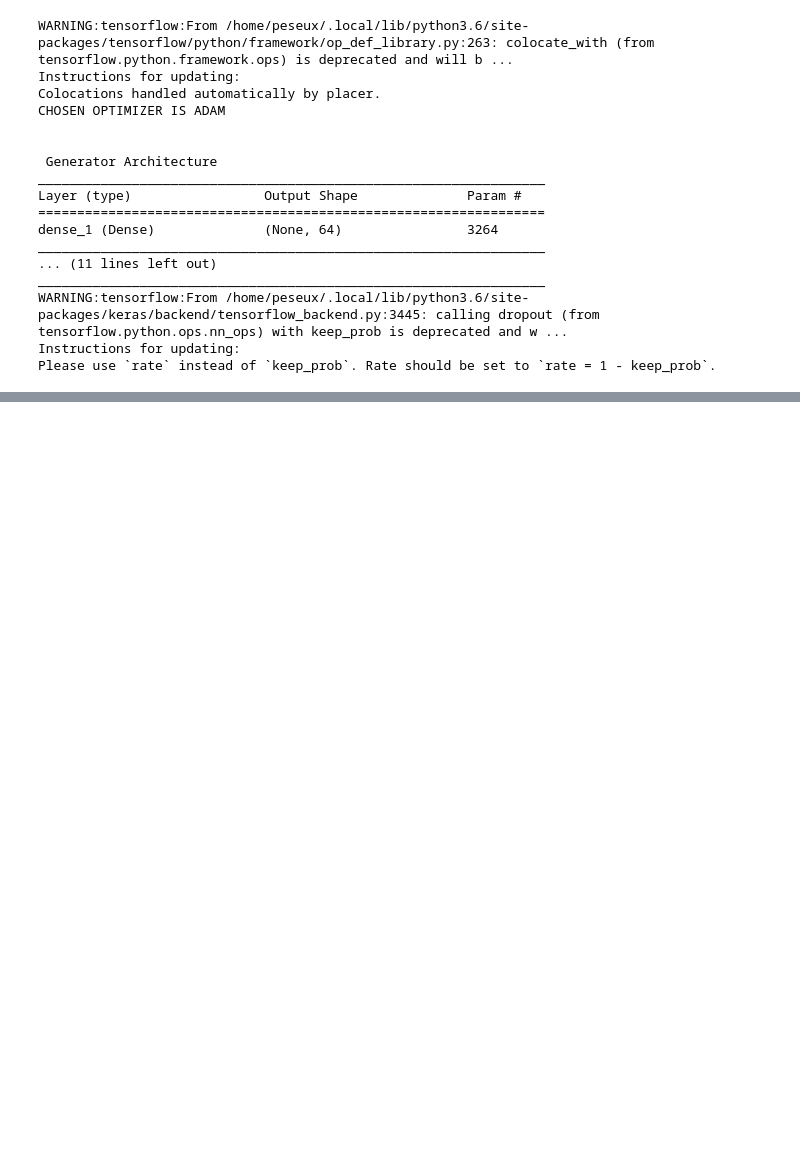
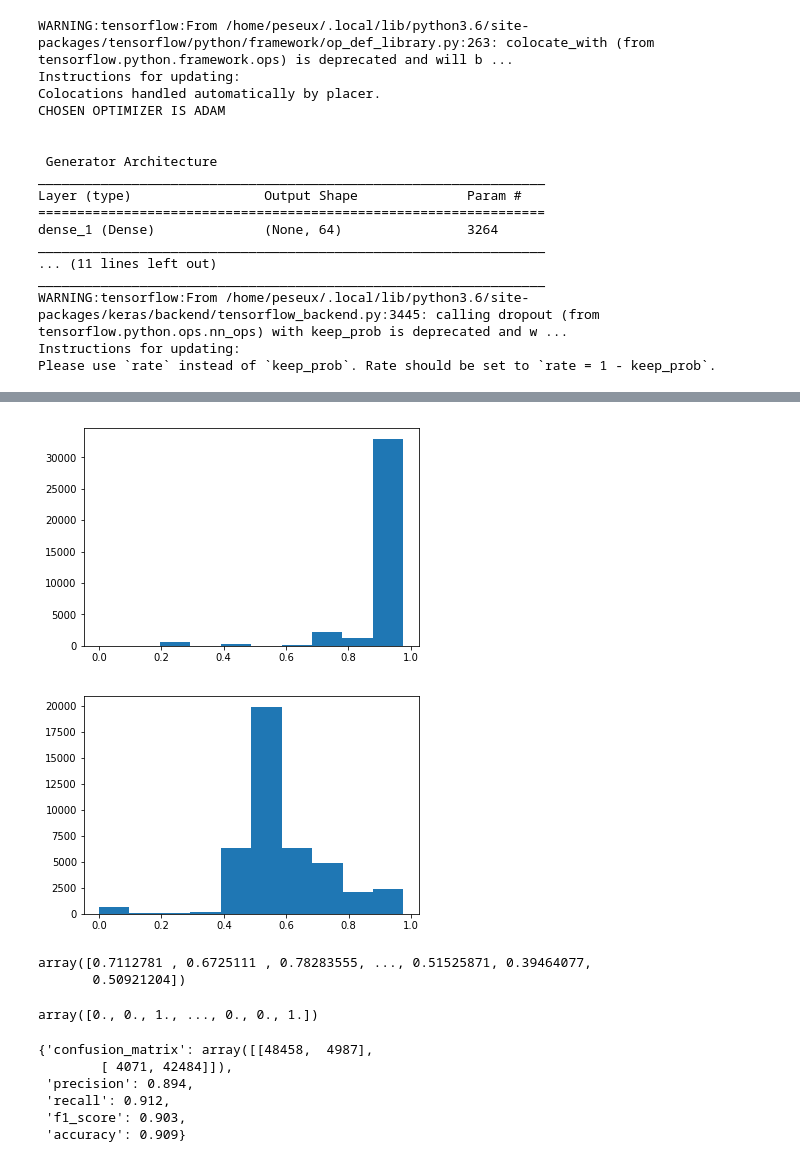
Before and after one commit to ppmdatix/gitELECOM, a Jupyter notebook: cGANoDEbergerac/draft.ipynb, the cells around one changed output, grey strips where cells are left out. Drawn from its saved outputs; the diff is of its cells as text; code cells hidden in the pictures; blank space fills up the shorter version.

```diff
--- a/cGANoDEbergerac/draft.ipynb
+++ b/cGANoDEbergerac/draft.ipynb
@@ -124,0 +135,11 @@ learned
+# %%
+one_index = [i for i in range(len(y_train)) if y_train[i]>.5]
+zero_index = [i for i in range(len(y_train)) if y_train[i]<.5]
+# %%
+novgan.hurting(x_train[one_index], print_mode=True)
+novgan.hurting(x_train[zero_index], print_mode=True)
+# %% [output]
+[figure, added]
+[figure, added]
+array([0.7112781 , 0.6725111 , 0.78283555, ..., 0.51525871, 0.39464077,
+       0.50921204])
@@ -124,0 +148,4 @@ learned
+# %%
+y_test
+# %% [output]
+array([0., 0., 1., ..., 0., 0., 1.])
@@ -124,0 +157,15 @@ learned
+# %%
+from sklearn.metrics import confusion_matrix as confusion_matrix
+cm = confusion_matrix(y_true=y_true, y_pred=y_pred)
+ps = .001 * int(1000 * precision_score(y_true=y_true, y_pred=y_pred))
+rs = .001 * int(1000 * recall_score(y_true=y_true, y_pred=y_pred))
+f1 = .001 * int(1000 * f1_score(y_true=y_true, y_pred=y_pred))
+acc = .001 * int(1000 * accuracy_score(y_true=y_true, y_pred=y_pred))
+{"confusion_matrix": cm, "precision": ps, "recall": rs, "f1_score": f1, "accuracy": acc}
+# %% [output]
+{'confusion_matrix': array([[48458,  4987],
+        [ 4071, 42484]]),
+ 'precision': 0.894,
+ 'recall': 0.912,
+ 'f1_score': 0.903,
+ 'accuracy': 0.909}
```
Also changed, not shown: parts of 14 cells of this notebook, 5 other files.
